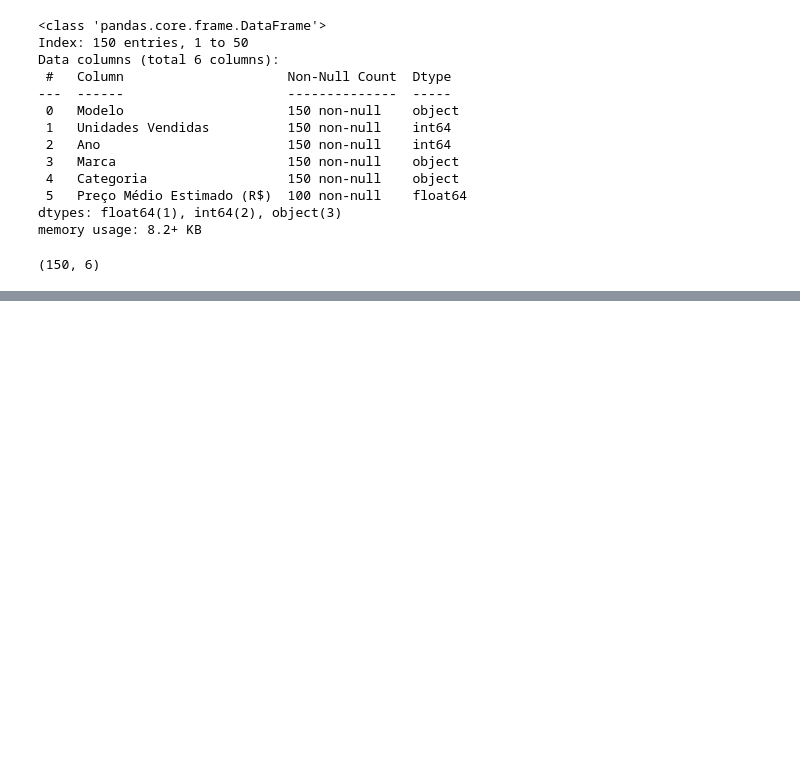
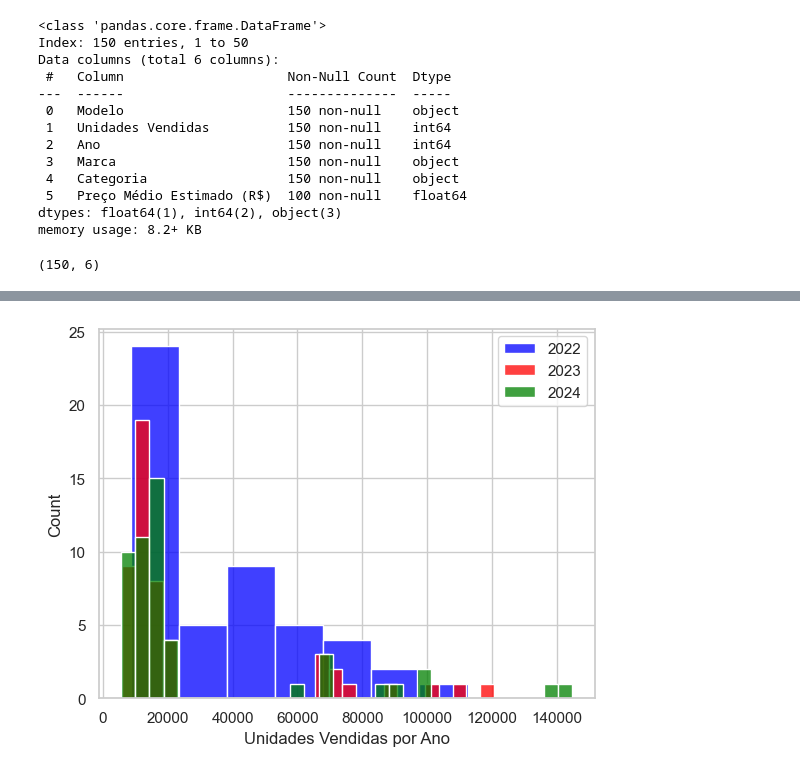
Before and after one commit to LohanRosa/estudo_de_casos_faculdade, a Jupyter notebook: estudo_de_casos.ipynb, the cells around one changed output, grey strips where cells are left out. Saved outputs shown, nothing was run; the diff lists cells and outputs as text; code cells hidden in the pictures; blank space fills up the shorter version.

```diff
--- a/estudo_de_casos.ipynb
+++ b/estudo_de_casos.ipynb
@@ -428,0 +470,9 @@ todos_os_dados.shape
+# %%
+sns.histplot(todos_os_dados[todos_os_dados['Ano']== 2022]['Unidades Vendidas'], label = '2022', color='blue')
+sns.histplot(todos_os_dados[todos_os_dados['Ano']== 2023]['Unidades Vendidas'], label = '2023', color='red')
+sns.histplot(todos_os_dados[todos_os_dados['Ano']== 2024]['Unidades Vendidas'], label = '2024', color='green')
+plt.xlabel('Unidades Vendidas por Ano')
+plt.legend()
+plt.show()
+# %% [output]
+[figure, added]
```
Also changed, not shown: parts of 13 cells of this notebook, 1 other file.
